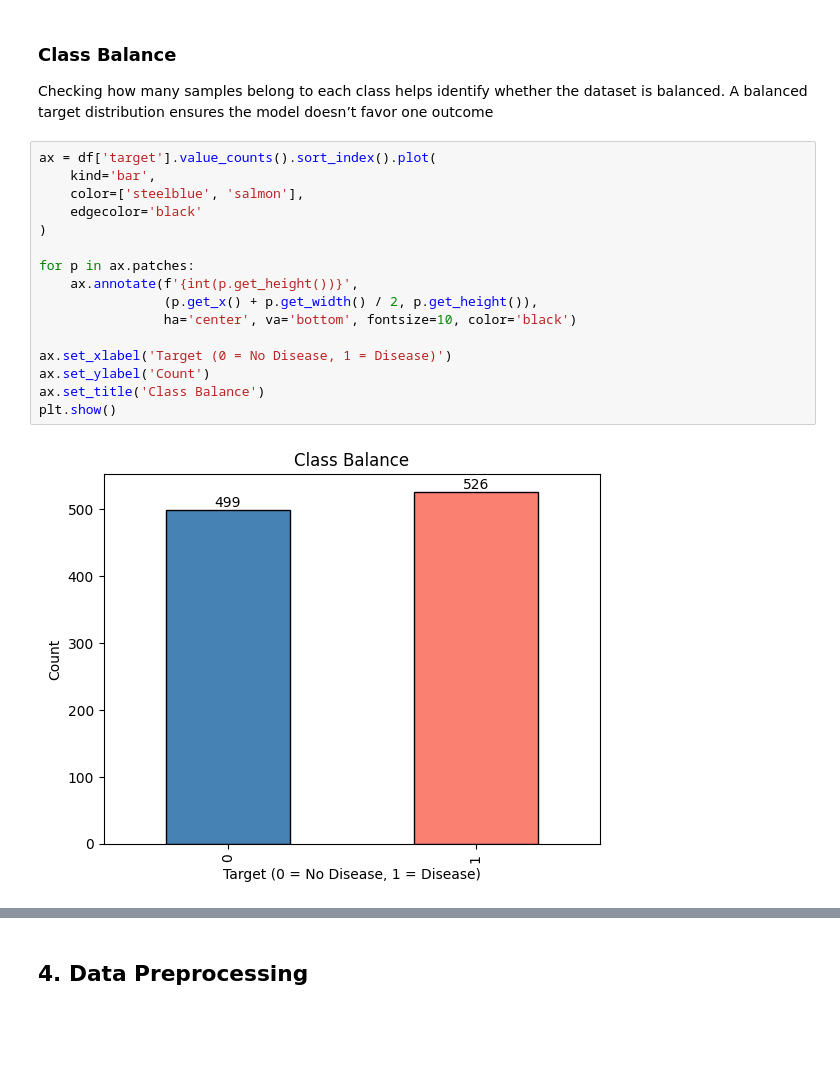
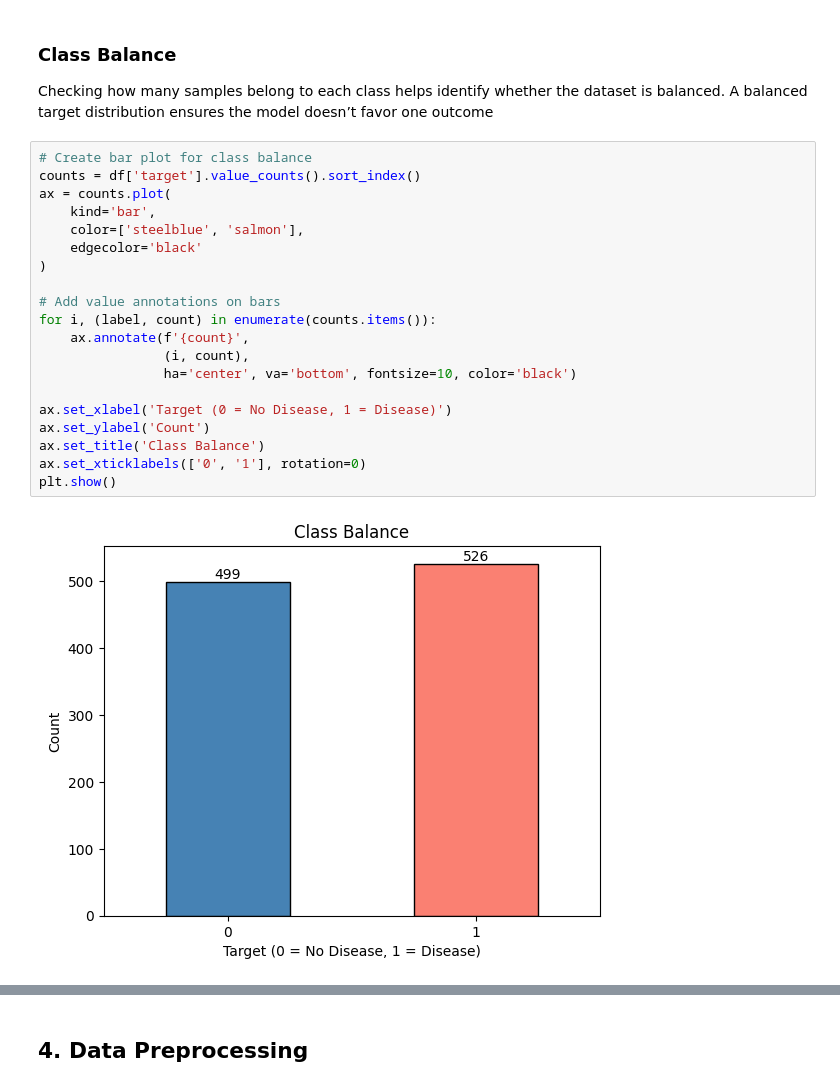
Before and after one commit to TORlN/ML-Final-Project, a Jupyter notebook: Final_Project.ipynb, the cells around one changed output, grey strips where cells are left out. Saved outputs shown, nothing was run; the diff lists cells and outputs as text; blank space fills up the shorter version.

```diff
--- a/Final_Project.ipynb
+++ b/Final_Project.ipynb
@@ -263,23 +283,27 @@ plt.show()
 Checking how many samples belong to each class helps identify whether the dataset is balanced.
 A balanced target distribution ensures the model doesn’t favor one outcome
 # %%
-ax = df['target'].value_counts().sort_index().plot(
+# Create bar plot for class balance
+counts = df['target'].value_counts().sort_index()
+ax = counts.plot(
     kind='bar',
     color=['steelblue', 'salmon'],
     edgecolor='black'
 )
 
-for p in ax.patches:
-    ax.annotate(f'{int(p.get_height())}',
-                (p.get_x() + p.get_width() / 2, p.get_height()),
+# Add value annotations on bars
+for i, (label, count) in enumerate(counts.items()):
+    ax.annotate(f'{count}',
+                (i, count),
                 ha='center', va='bottom', fontsize=10, color='black')
 
 ax.set_xlabel('Target (0 = No Disease, 1 = Disease)')
 ax.set_ylabel('Count')
 ax.set_title('Class Balance')
+ax.set_xticklabels(['0', '1'], rotation=0)
 plt.show()
 # %% [output]
-[figure, old version]
+[figure, new version]
 # %% [markdown]
 ### Summary of EDA Findings
 
```
Also changed, not shown: parts of 19 cells of this notebook.
